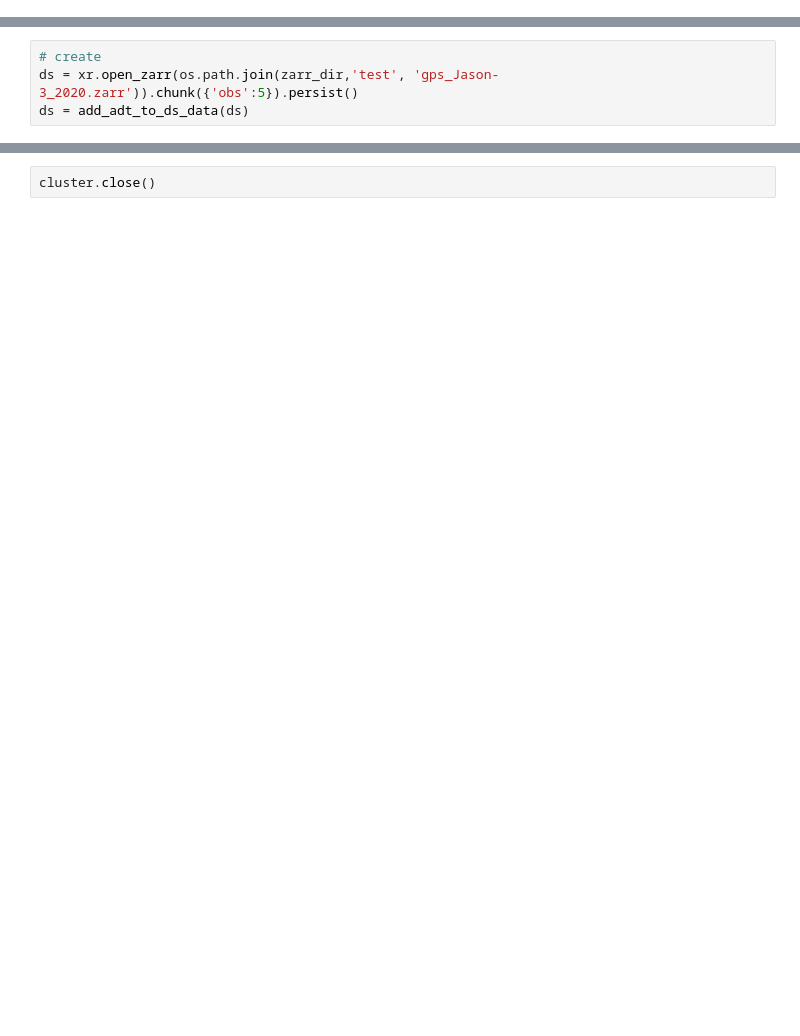
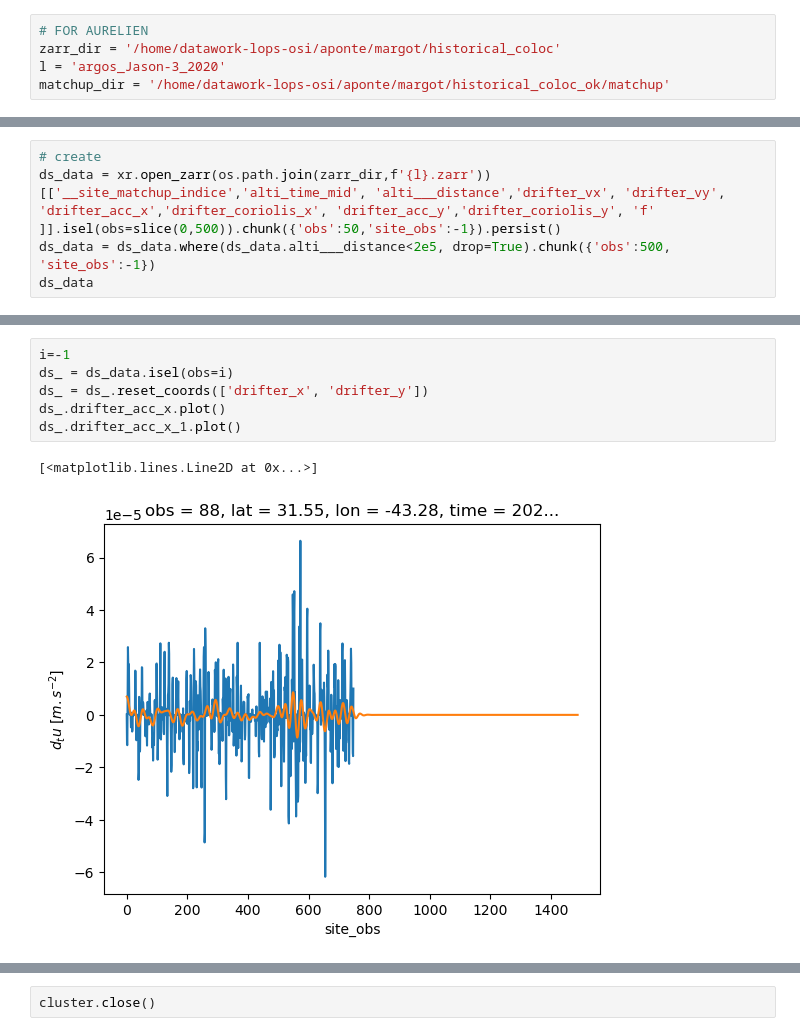
Before and after one commit to margot-demol/historical_analysis, a Jupyter notebook: test_low_pass_filter.ipynb, the cells around one changed output, grey strips where cells are left out. Cells and saved outputs as stored; diff of their text form; blank space fills up the shorter version.

```diff
--- a/test_low_pass_filter.ipynb
+++ b/test_low_pass_filter.ipynb
@@ -33,6 +35,11 @@ from histlib.cstes import zarr_dir
 # %% [output]
 [interactive output not drawn]
 [interactive output not drawn]
+# %%
+# FOR AURELIEN
+zarr_dir = '/home/datawork-lops-osi/aponte/margot/historical_coloc'
+l = 'argos_Jason-3_2020'
+matchup_dir = '/home/datawork-lops-osi/aponte/margot/historical_coloc_ok/matchup'
 # %%
 if True:
     from dask.distributed import Client
@@ -86,4 +72,5 @@ def add_adt_to_ds_data(ds_data):
 # %%
 # create
-ds = xr.open_zarr(os.path.join(zarr_dir,'test', 'gps_Jason-3_2020.zarr')).chunk({'obs':5}).persist()
-ds = add_adt_to_ds_data(ds)
+ds_data = xr.open_zarr(os.path.join(zarr_dir,f'{l}.zarr'))[['__site_matchup_indice','alti_time_mid', 'alti___distance','drifter_vx', 'drifter_vy', 'drifter_acc_x','drifter_coriolis_x', 'drifter_acc_y','drifter_coriolis_y', 'f' ]].isel(obs=slice(0,500)).chunk({'obs':50,'site_obs':-1}).persist()
+ds_data = ds_data.where(ds_data.alti___distance<2e5, drop=True).chunk({'obs':500, 'site_obs':-1})
+ds_data
@@ -118,0 +144,9 @@ ds
+# %%
+i=-1
+ds_ = ds_data.isel(obs=i)
+ds_ = ds_.reset_coords(['drifter_x', 'drifter_y'])
+ds_.drifter_acc_x.plot()
+ds_.drifter_acc_x_1.plot()
+# %% [output]
+[<matplotlib.lines.Line2D at 0x...>]
+[figure, added]
```
Also changed, not shown: parts of 26 cells of this notebook, 15 other files.
